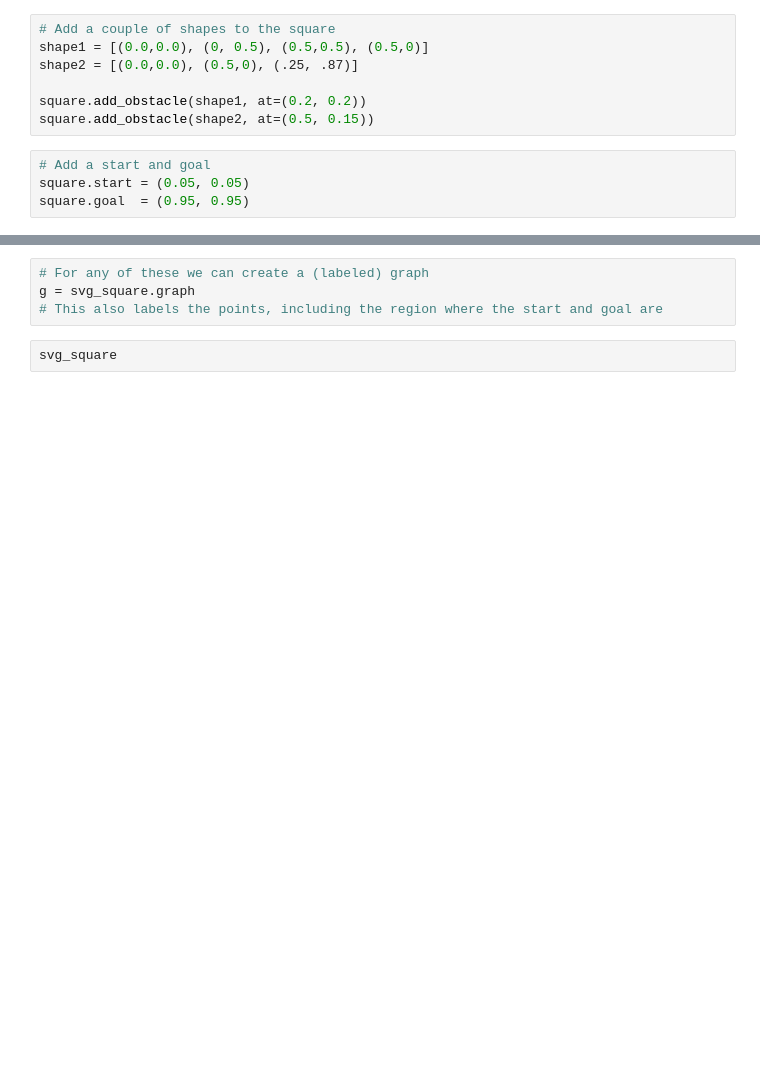
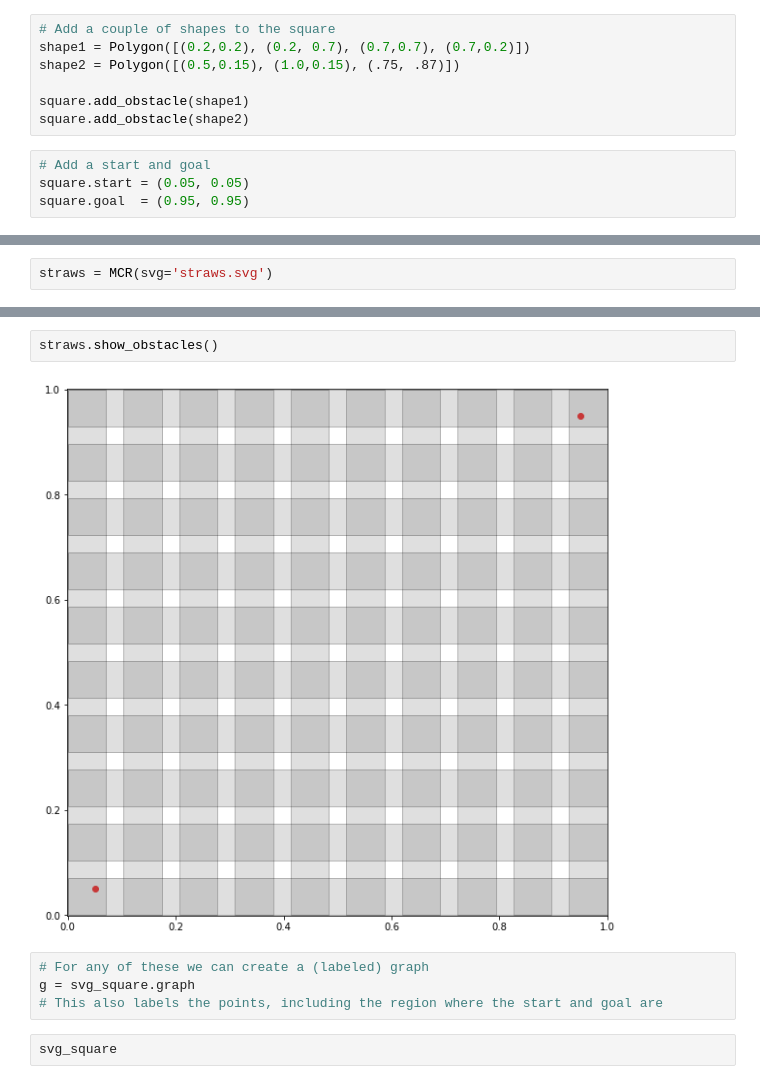
Before and after one commit to Aarononomous/MCR, a Jupyter notebook: Minimum Cover Removal.ipynb, the cells around one changed output, grey strips where cells are left out. Cells and saved outputs as stored; diff of their text form; blank space fills up the shorter version.

Commit message:
Converted shape-handling to shapely.

```diff
--- a/Minimum Cover Removal.ipynb
+++ b/Minimum Cover Removal.ipynb
@@ -31,10 +34,10 @@ square
 # %%
 # Add a couple of shapes to the square
-shape1 = [(0.0,0.0), (0, 0.5), (0.5,0.5), (0.5,0)]
-shape2 = [(0.0,0.0), (0.5,0), (.25, .87)]
+shape1 = Polygon([(0.2,0.2), (0.2, 0.7), (0.7,0.7), (0.7,0.2)])
+shape2 = Polygon([(0.5,0.15), (1.0,0.15), (.75, .87)])
 
-square.add_obstacle(shape1, at=(0.2, 0.2))
-square.add_obstacle(shape2, at=(0.5, 0.15))
+square.add_obstacle(shape1)
+square.add_obstacle(shape2)
 # %%
 # Add a start and goal
 square.start = (0.05, 0.05)
@@ -58,0 +265,2 @@ svg_square = MCR.MCR(svg='path/to/file.svg')
+# %%
+straws = MCR(svg='straws.svg')
@@ -59,3 +311,7 @@ svg_square = MCR.MCR(svg='path/to/file.svg')
+# %%
+straws.show_obstacles()
+# %% [output]
+[figure, added]
 # %%
 # For any of these we can create a (labeled) graph
 g = svg_square.graph
```
Also changed, not shown: parts of 92 cells of this notebook, 9 other files.
